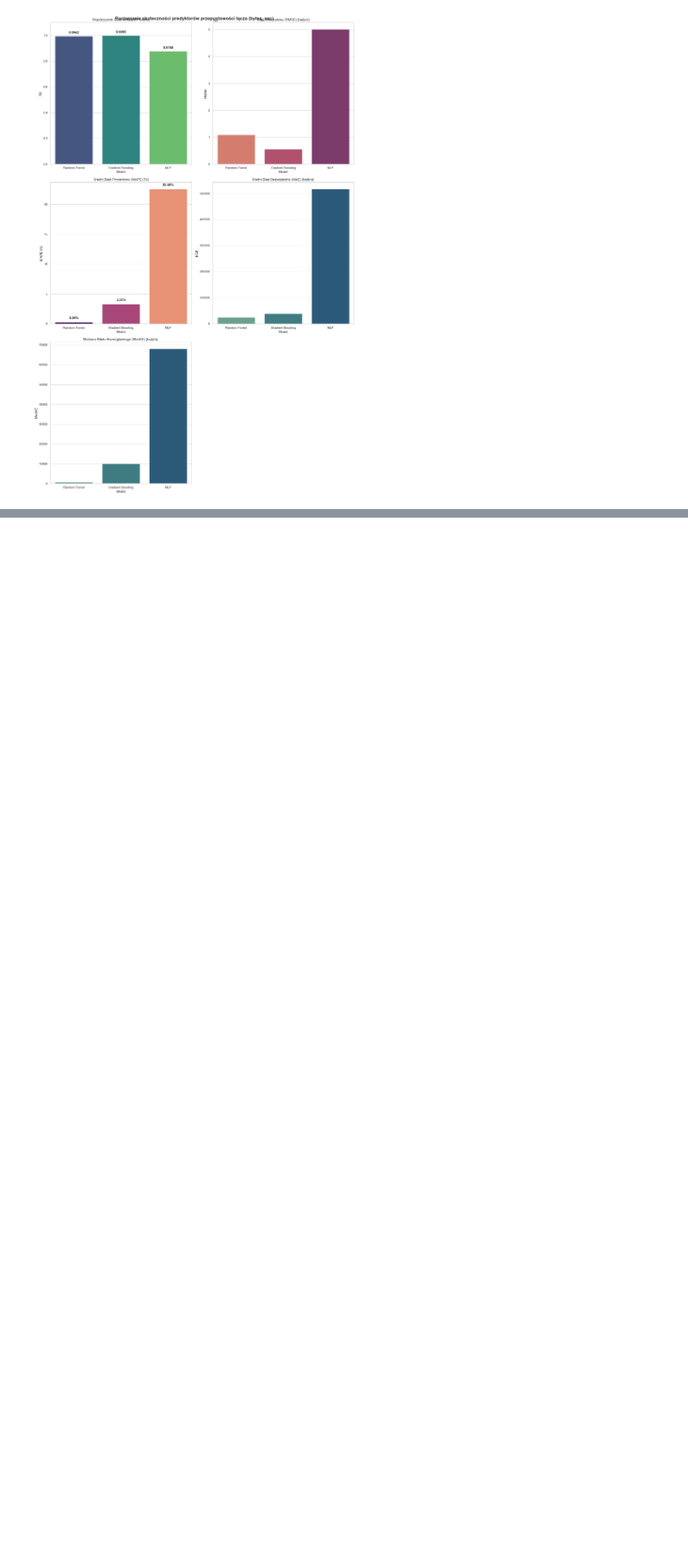
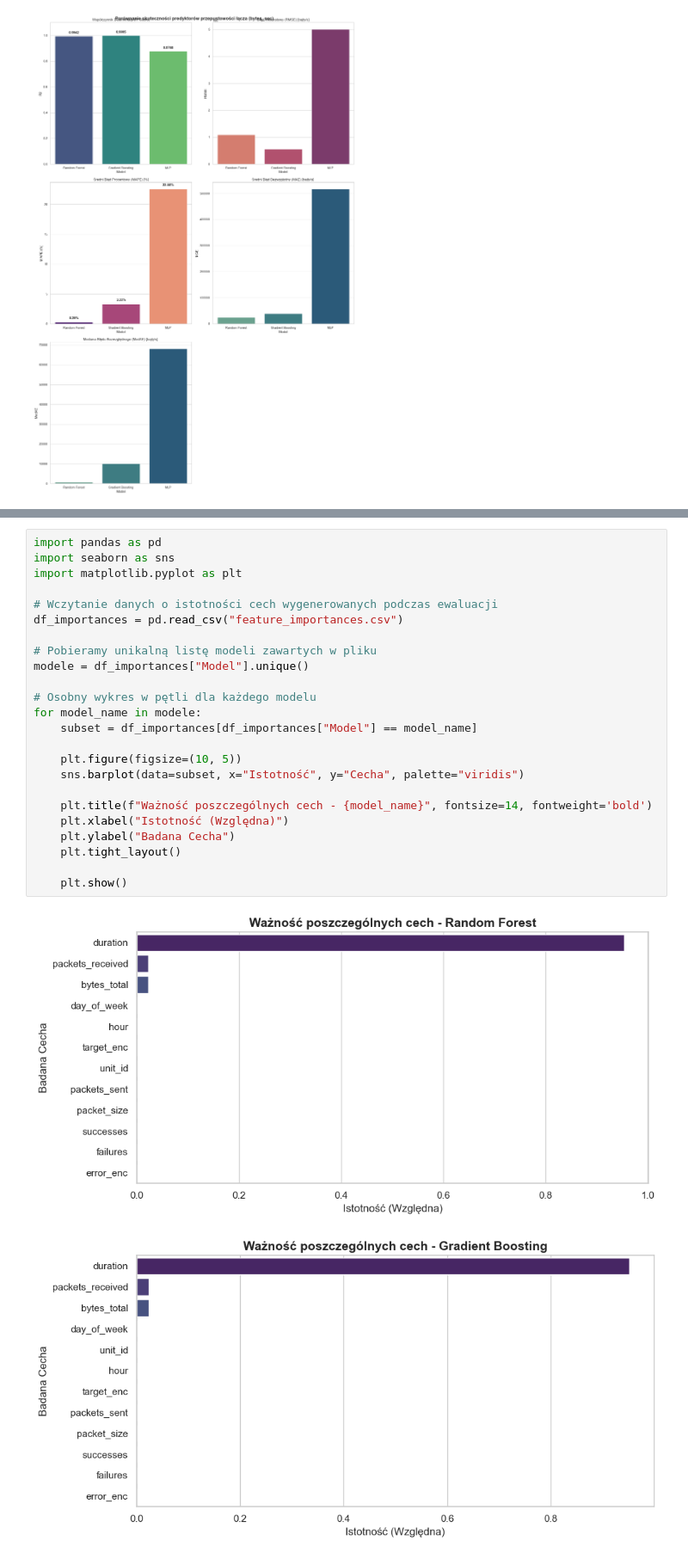
Before and after one commit to PioStaworko/PAMSI, a Jupyter notebook: notatnik_predykcja.ipynb, the cells around one changed output, grey strips where cells are left out. Shown at 86% size. Cells and saved outputs as stored; diff of their text form; blank space fills up the shorter version.

```diff
--- a/notatnik_predykcja.ipynb
+++ b/notatnik_predykcja.ipynb
@@ -124,0 +381,27 @@ plt.show()
+# %%
+import pandas as pd
+import seaborn as sns
+import matplotlib.pyplot as plt
+
+# Wczytanie danych o istotności cech wygenerowanych podczas ewaluacji
+df_importances = pd.read_csv("feature_importances.csv")
+
+# Pobieramy unikalną listę modeli zawartych w pliku
+modele = df_importances["Model"].unique()
+
+# Osobny wykres w pętli dla każdego modelu
+for model_name in modele:
+    subset = df_importances[df_importances["Model"] == model_name]
+
+    plt.figure(figsize=(10, 5))
+    sns.barplot(data=subset, x="Istotność", y="Cecha", palette="viridis")
+
+    plt.title(f"Ważność poszczególnych cech - {model_name}", fontsize=14, fontweight='bold')
+    plt.xlabel("Istotność (Względna)")
+    plt.ylabel("Badana Cecha")
+    plt.tight_layout()
+
+    plt.show()
+# %% [output]
+[figure, added]
+[figure, added]
```
Also changed, not shown: parts of 9 cells of this notebook, 3 other files.
